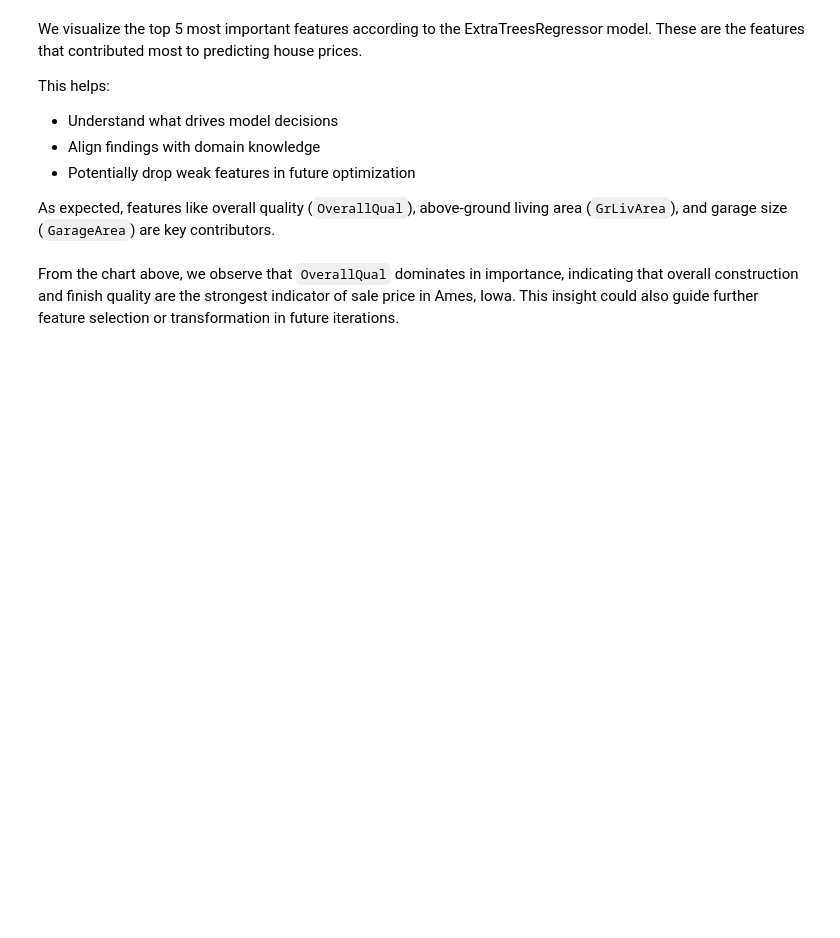
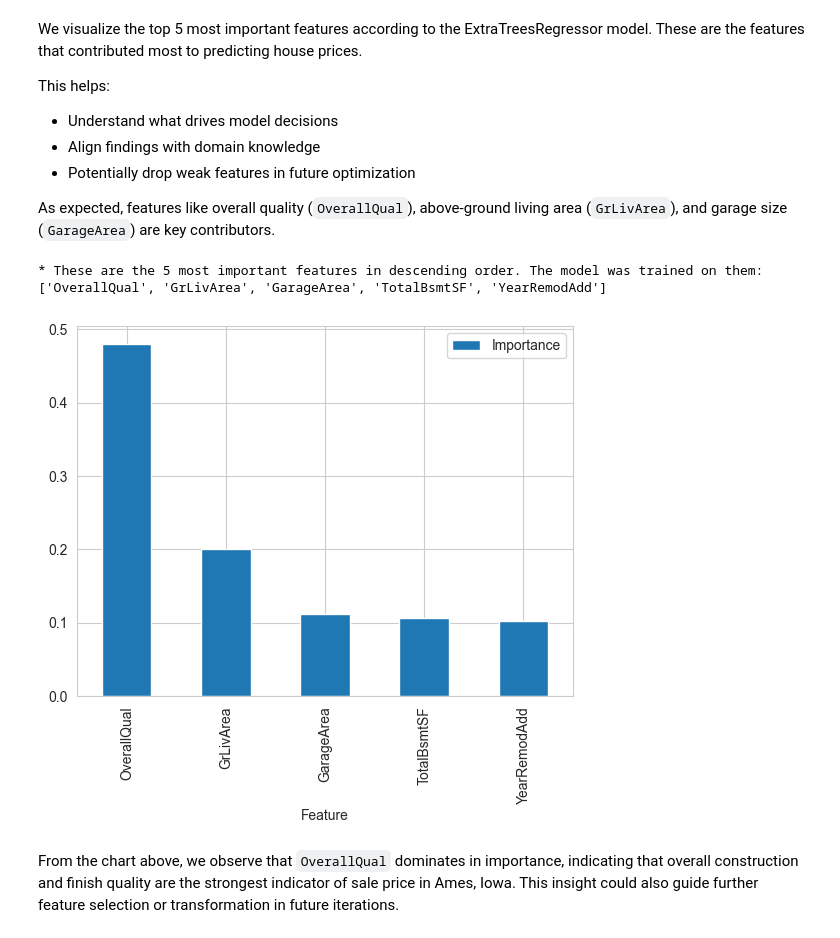
Before and after one commit to arthur-vilela/PP5-heritage-housing-issues-ml, a Jupyter notebook: jupyter_notebooks/5-modeling-and-evaluation-notebook.ipynb, the cells around one changed output. Drawn from its saved outputs; the diff is of its cells as text; code cells hidden in the pictures; blank space fills up the shorter version.

Commit message:
restructure modeling-and-evaluation notebook

```diff
--- a/jupyter_notebooks/5-modeling-and-evaluation-notebook.ipynb
+++ b/jupyter_notebooks/5-modeling-and-evaluation-notebook.ipynb
@@ -103,10 +118,8 @@ def PipelineOptimization(model):
     cat_impute_missing = ['BsmtExposure', 'BsmtFinType1', 'GarageFinish']
     ordinal_encode = ['BsmtExposure', 'BsmtFinType1', 'GarageFinish', 'KitchenQual']
 
-    log_transform = ['GrLivArea']
-    log10_transform = ['1stFlrSF']
-    yeojohnson_transform = ['GarageArea', 'LotFrontage', '1stFlrSF']
-    power_transform = ['TotalBsmtSF']
+    yeojohnson_transform = ['BedroomAbvGr', 'GrLivArea', 'LotFrontage', 'LotArea', 'OverallCond', 'TotalBsmtSF', '1stFlrSF']
+    power_transform = ['BsmtFinSF1', 'BsmtUnfSF', 'MasVnrArea', 'OpenPorchSF']
 
     pipeline = Pipeline([
         ("num_zero", ArbitraryNumberImputer(arbitrary_number=0, variables=num_impute_zero)),
@@ -115,14 +128,12 @@ def PipelineOptimization(model):
 
         ("ordinal_encoder", OrdinalEncoder(encoding_method='arbitrary', variables=ordinal_encode)),
 
-        ("log_transform", LogTransformer(variables=log_transform)),
-        ("log10_transform", LogTransformer(variables=log10_transform, base='10')),
         ("yeojohnson", YeoJohnsonTransformer(variables=yeojohnson_transform)),
         ("power_transform", PowerTransformer(variables=power_transform)),
 
         ("correlation_filter", SmartCorrelatedSelection(
             method='spearman',
-            threshold=0.8,
+            threshold=0.7,
             selection_method='variance')),
 
         ("feat_scaling", StandardScaler()),
@@ -321,34 +429,38 @@ As expected, features like overall quality (`OverallQual`), above-ground living
 # %%
 import matplotlib.pyplot as plt
 import seaborn as sns
 import warnings
 
 # Suppress FutureWarnings
 warnings.filterwarnings("ignore", category=FutureWarning)
 
 sns.set_style('whitegrid')
 
-data_cleaning_feat_eng_steps = 9
+data_cleaning_feat_eng_steps = 7 # Number of steps in the pipeline before feature selection
 columns_after_data_cleaning_feat_eng = (Pipeline(best_regressor_pipeline.steps[:data_cleaning_feat_eng_steps])
                                         .transform(X_train)
                                         .columns)
 
 best_features = columns_after_data_cleaning_feat_eng[best_regressor_pipeline['feat_selection'].get_support(
 )].to_list()
 
 # create DataFrame to display feature importance
 df_feature_importance = (pd.DataFrame(data={
     'Feature': columns_after_data_cleaning_feat_eng[best_regressor_pipeline['feat_selection'].get_support()],
     'Importance': best_regressor_pipeline['model'].feature_importances_})
     .sort_values(by='Importance', ascending=False)
 )
 
 # Most important features statement and plot
 print(f"* These are the {len(best_features)} most important features in descending order. "
       f"The model was trained on them: \n{df_feature_importance['Feature'].to_list()}")
 
 df_feature_importance.plot(kind='bar', x='Feature', y='Importance')
 plt.show()
+# %% [output]
+* These are the 5 most important features in descending order. The model was trained on them:
+['OverallQual', 'GrLivArea', 'GarageArea', 'TotalBsmtSF', 'YearRemodAdd']
+[figure, added]
 # %% [markdown]
 From the chart above, we observe that `OverallQual` dominates in importance, indicating that overall construction and finish quality are the strongest indicator of sale price in Ames, Iowa. This insight could also guide further feature selection or transformation in future iterations.
 # %% [markdown]
```
Also changed, not shown: parts of 35 cells of this notebook, 1 other file.
